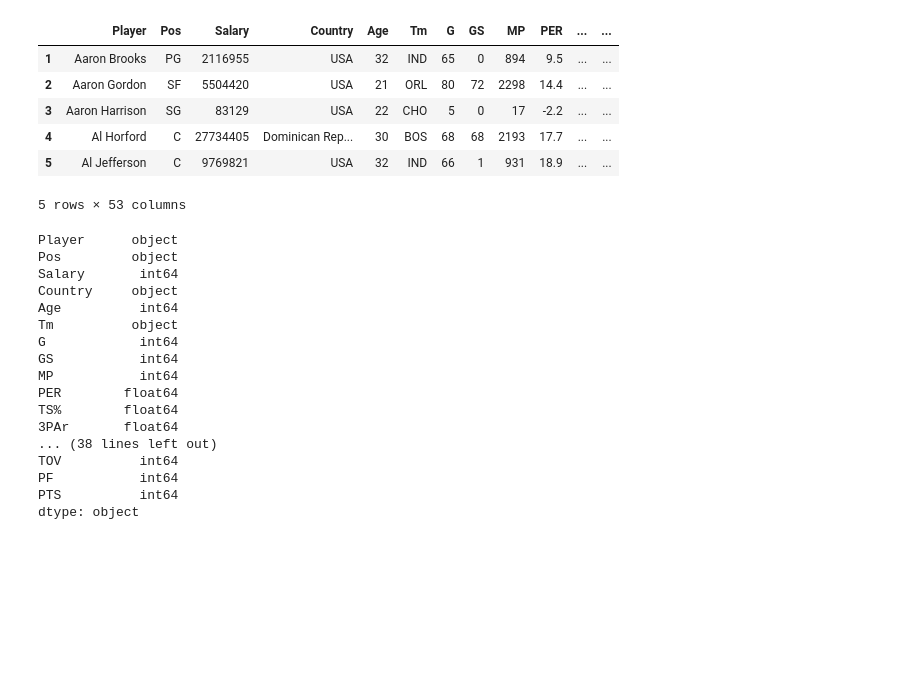
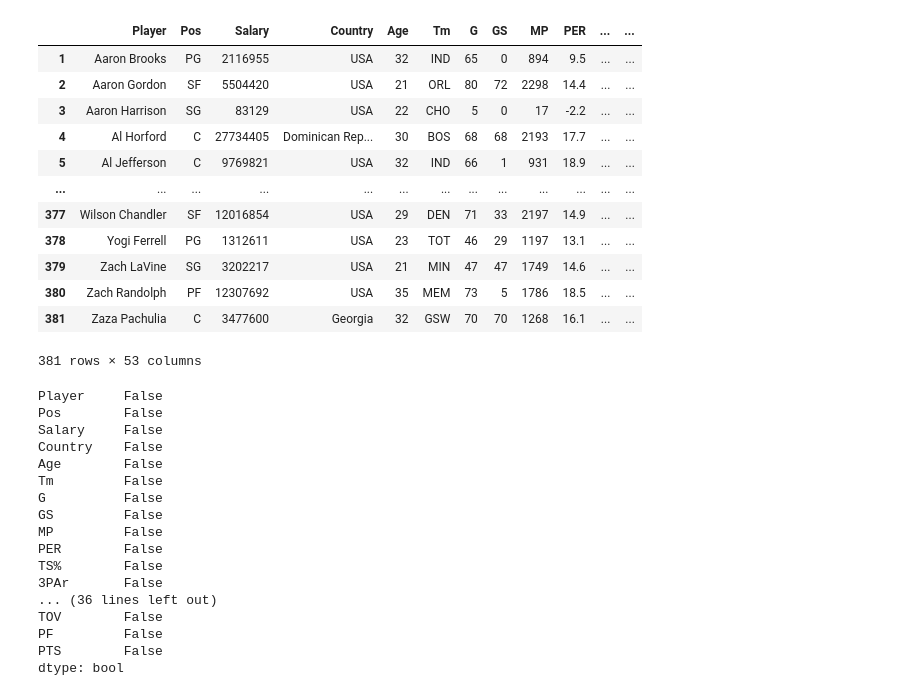
Before and after one commit to jonhicks123/NBA-Salaries-Prediction, a Jupyter notebook: NBA_salary_preprocessing.ipynb, the cells around one changed output. Drawn from its saved outputs; the diff is of its cells as text; code cells hidden in the pictures; blank space fills up the shorter version.

```diff
--- a/NBA_salary_preprocessing.ipynb
+++ b/NBA_salary_preprocessing.ipynb
@@ -5,32 +5,18 @@ import os
 # %%
 nba_path = "Data/Season_Stats.csv"
 df = pd.read_csv(nba_path, index_col=[0])
-df.head()
+df
 # %% [output]
 |  | Player | Pos | Salary | Country | Age | Tm | G | GS | MP | PER | ... | ... |
 | 1 | Aaron Brooks | PG | 2116955 | USA | 32 | IND | 65 | 0 | 894 | 9.5 | ... | ... |
 | 2 | Aaron Gordon | SF | 5504420 | USA | 21 | ORL | 80 | 72 | 2298 | 14.4 | ... | ... |
 | 3 | Aaron Harrison | SG | 83129 | USA | 22 | CHO | 5 | 0 | 17 | -2.2 | ... | ... |
 | 4 | Al Horford | C | 27734405 | Dominican Rep... | 30 | BOS | 68 | 68 | 2193 | 17.7 | ... | ... |
 | 5 | Al Jefferson | C | 9769821 | USA | 32 | IND | 66 | 1 | 931 | 18.9 | ... | ... |
+| ... | ... | ... | ... | ... | ... | ... | ... | ... | ... | ... | ... | ... |
+| 377 | Wilson Chandler | SF | 12016854 | USA | 29 | DEN | 71 | 33 | 2197 | 14.9 | ... | ... |
+| 378 | Yogi Ferrell | PG | 1312611 | USA | 23 | TOT | 46 | 29 | 1197 | 13.1 | ... | ... |
+| 379 | Zach LaVine | SG | 3202217 | USA | 21 | MIN | 47 | 47 | 1749 | 14.6 | ... | ... |
+| 380 | Zach Randolph | PF | 12307692 | USA | 35 | MEM | 73 | 5 | 1786 | 18.5 | ... | ... |
+| 381 | Zaza Pachulia | C | 3477600 | Georgia | 32 | GSW | 70 | 70 | 1268 | 16.1 | ... | ... |
-5 rows × 53 columns
+381 rows × 53 columns
-# %%
-df.dtypes
-# %% [output]
-Player      object
-Pos         object
-Salary       int64
-Country     object
-Age          int64
-Tm          object
-G            int64
-GS           int64
-MP           int64
-PER        float64
-TS%        float64
-3PAr       float64
-... (38 lines left out)
-TOV          int64
-PF           int64
-PTS          int64
-dtype: object
@@ -36,0 +25,20 @@ dtype: object
+# %%
+df.isnull().any()
+# %% [output]
+Player     False
+Pos        False
+Salary     False
+Country    False
+Age        False
+Tm         False
+G          False
+GS         False
+MP         False
+PER        False
+TS%        False
+3PAr       False
+... (36 lines left out)
+TOV        False
+PF         False
+PTS        False
+dtype: bool
```
Also changed, not shown: parts of 3 cells of this notebook, 2 other files.
